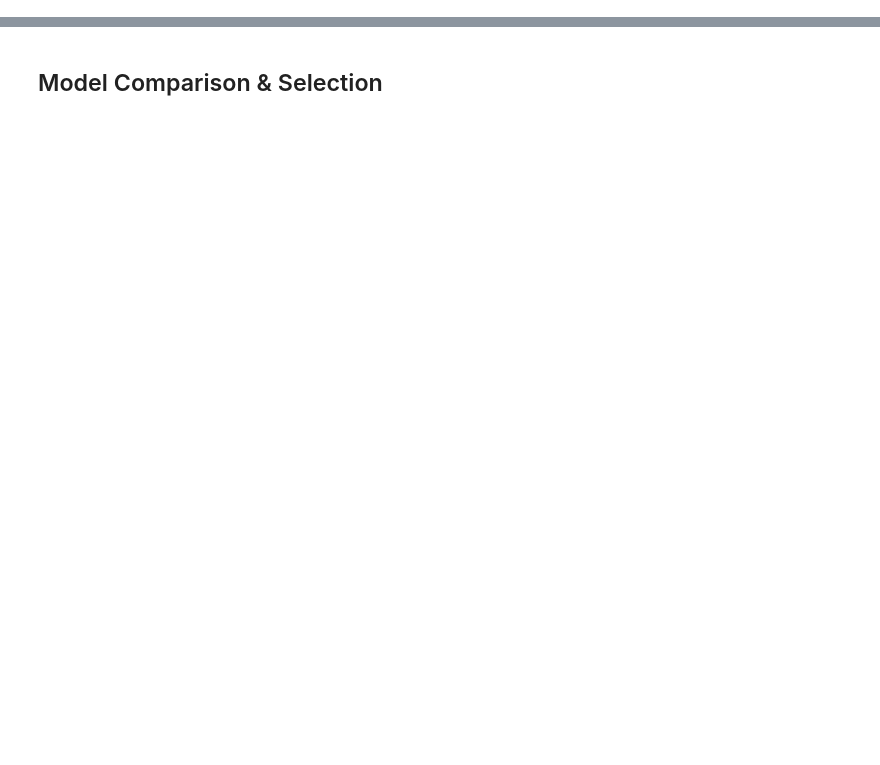
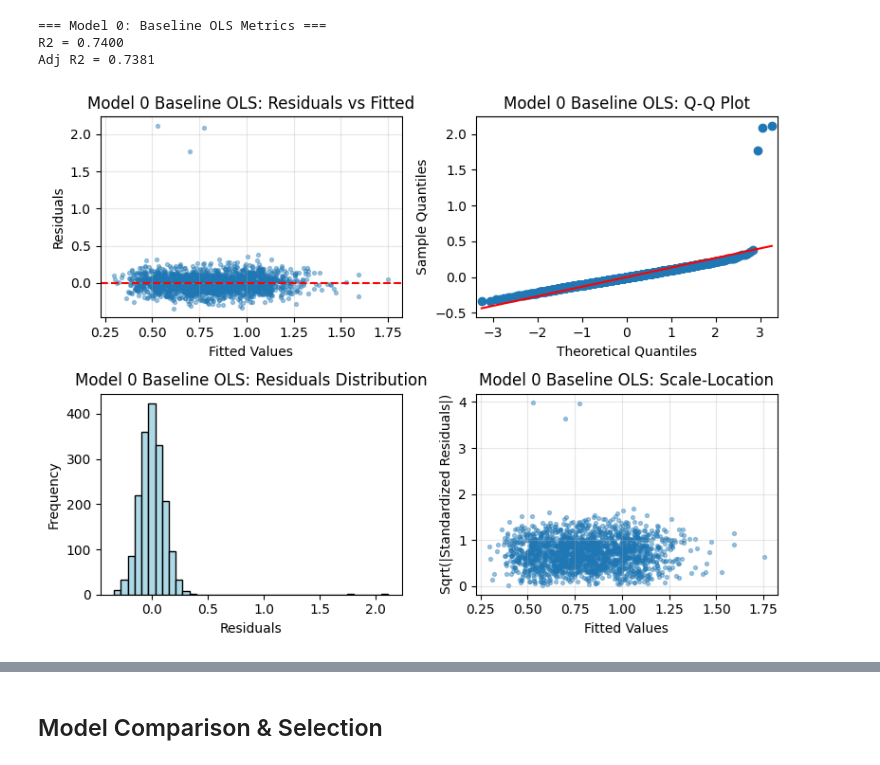
Before and after one commit to etontackett/Stat-628, a Jupyter notebook: model.ipynb, the cells around one changed output, grey strips where cells are left out. Cells and saved outputs as stored; diff of their text form; code cells hidden in the pictures; blank space fills up the shorter version.

```diff
--- a/model.ipynb
+++ b/model.ipynb
@@ -40,0 +34,27 @@ We test **3 models** to identify the best combination of **predictive power** an
+# %%
+# Model 0: Baseline OLS
+base_predictors = ['FICO', 'TotalAmtOwed', 'Volume', 'Stress', 'Num_Delinquent', 'Num_CreditLines', 'Prop_Delinquent_Credit','WomanOwned', 'Months', 'CorpStructure_Corp', 'CorpStructure_LLC', 'CorpStructure_Partner', 'NAICS_ind_Retail Trade']
+
+X_train_base = train_df[base_predictors].copy().astype(float)
+X_train_base_with_const = sm.add_constant(X_train_base)
+X_dev_base = dev_df[base_predictors].copy().astype(float)
+X_dev_base_with_const = sm.add_constant(X_dev_base)
+y_train = train_df['PRSM'].astype(float)
+y_dev = dev_df['PRSM'].astype(float)
+
+# Train model using utility function
+model_baselineOLS, metrics_baselineOLS = fit_ols_model(X_train_base_with_const, y_train, 'Model 0: Baseline OLS')
+
+# Store metrics for comparison
+baselineOLS_r2 = metrics_baselineOLS['r2']
+baselineOLS_adj_r2 = metrics_baselineOLS['adj_r2']
+
+# Model 0: Residual diagnostics
+residuals_baselineOLS = model_baselineOLS.resid
+fitted_baselineOLS = model_baselineOLS.fittedvalues
+plot_residuals_diagnostics(residuals_baselineOLS, fitted_baselineOLS, 'Model 0 Baseline OLS', color='lightblue')
+# %% [output]
+=== Model 0: Baseline OLS Metrics ===
+R2 = 0.7400
+Adj R2 = 0.7381
+[figure, added]
```
Also changed, not shown: parts of 29 cells of this notebook, 3 other files.
